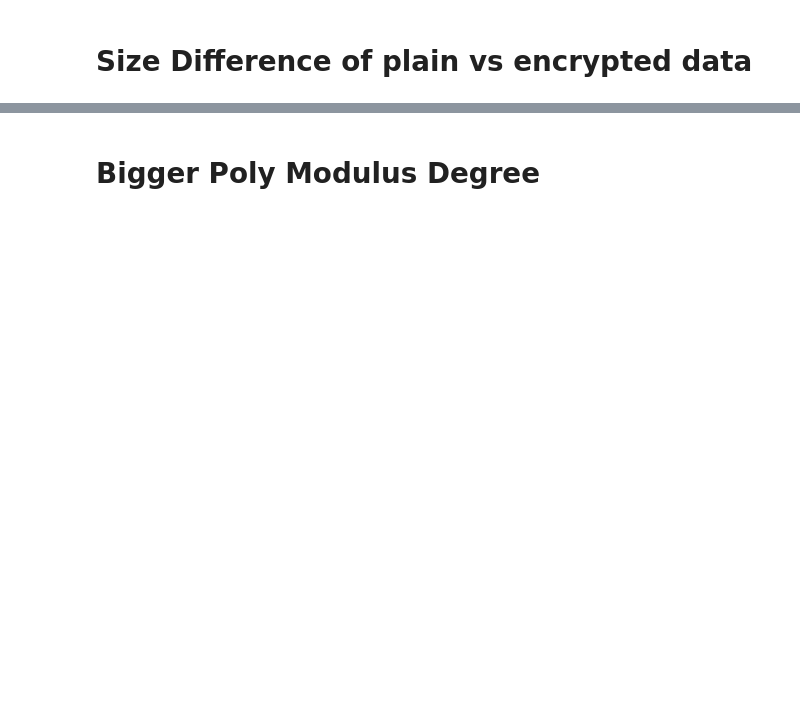
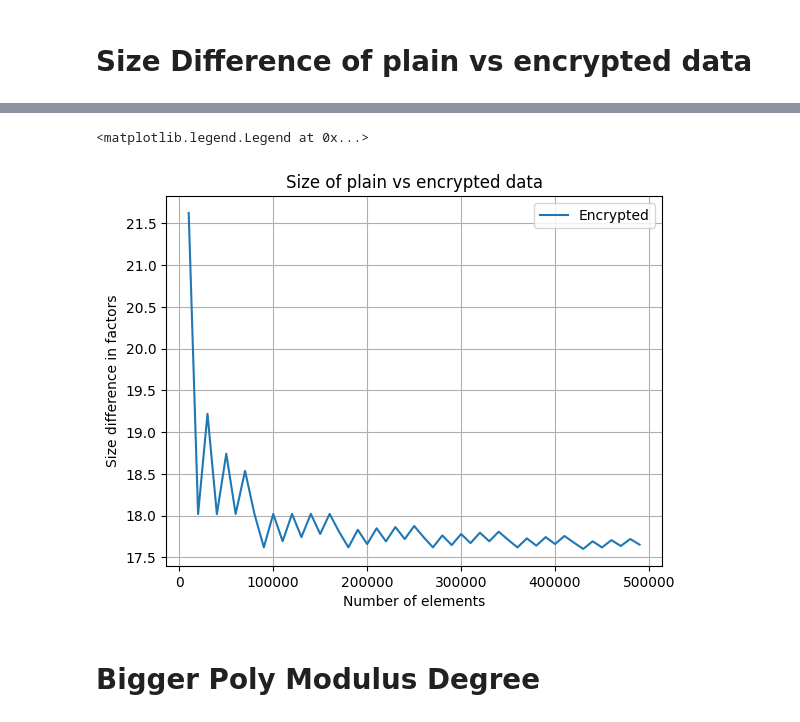
Before and after one commit to priyanshu2015/PPC-Techniques-Implementation, a Jupyter notebook: analytics.ipynb, the cells around one changed output, grey strips where cells are left out. Saved outputs shown, nothing was run; the diff lists cells and outputs as text; code cells hidden in the pictures; blank space fills up the shorter version.

```diff
--- a/analytics.ipynb
+++ b/analytics.ipynb
@@ -460,0 +517,11 @@ def serialize_encrypted_vectors(encrypted_vectors: list[ts.bfv_vector]) -> list[
+# %%
+arr = np.ones(100)
+vector = [1 for i in range(100)]
+
+encrypted_vectors, num_elements = encrypt_vector_batching(context, vector)
+serialized_vectors = serialize_encrypted_vectors(encrypted_vectors)
+size_phe = sum([len(s.encode('utf-8')) for s in serialized_vectors])
+
+print(f"Size of plain vector: {arr.nbytes/1024} KB")
+print(f"Size of the encrypted vecotor: {size_phe/1024} KB")
+print(f"Size of context: {len(get_serialized_context(context).encode('utf-8'))/1024/1024} MB")
@@ -484,24 +555,11 @@ for i in range(START, NUMBER_OF_ELEMENTS, STEPS):
 
     start = time.perf_counter_ns()
 
-    encrypted_vectors, num_elements = encrypt_vector_for_sum(vector)
+    encrypted_vectors, num_elements = encrypt_vector_batching(context, vector)
     serialized_vectors = serialize_encrypted_vectors(encrypted_vectors)
-    size = sum([len(s) for s in serialized_vectors])
+    size = sum([len(s.encode('utf-8')) for s in serialized_vectors])
     size_kb = size/1024
     size_mb = size_kb/1024
     stop = time.perf_counter_ns()
     sizes_encrypted.append(size_mb)
     #print(f"Done with {i} elements")
-
-plt.figure()
-# enable the grid
-plt.grid(True)
-plt.xlabel("Number of elements")
-plt.ylabel("Size (Mb)")
-plt.title("Size of plain vs encrypted data")
-
-plt.plot(range(START, NUMBER_OF_ELEMENTS, STEPS), sizes_plain, label="Plain")
-plt.plot(range(START, NUMBER_OF_ELEMENTS, STEPS), sizes_encrypted, label="Encrypted")
-
-# enable legend
-plt.legend()
@@ -508,2 +600,19 @@ plt.legend()
+# %%
+plt.figure()
+# enable the grid
+plt.grid(True)
+plt.xlabel("Number of elements")
+plt.ylabel("Size difference in factors")
+plt.title("Size of plain vs encrypted data")
+
+size_diff = [encrypted / plain for plain, encrypted in zip(sizes_plain, sizes_encrypted)]
+
+plt.plot(range(START, NUMBER_OF_ELEMENTS, STEPS), size_diff, label="Encrypted")
+
+# enable legend
+plt.legend()
+# %% [output]
+<matplotlib.legend.Legend at 0x...>
+[figure, added]
 # %% [markdown]
 # Bigger Poly Modulus Degree
```
Also changed, not shown: parts of 25 cells of this notebook.
